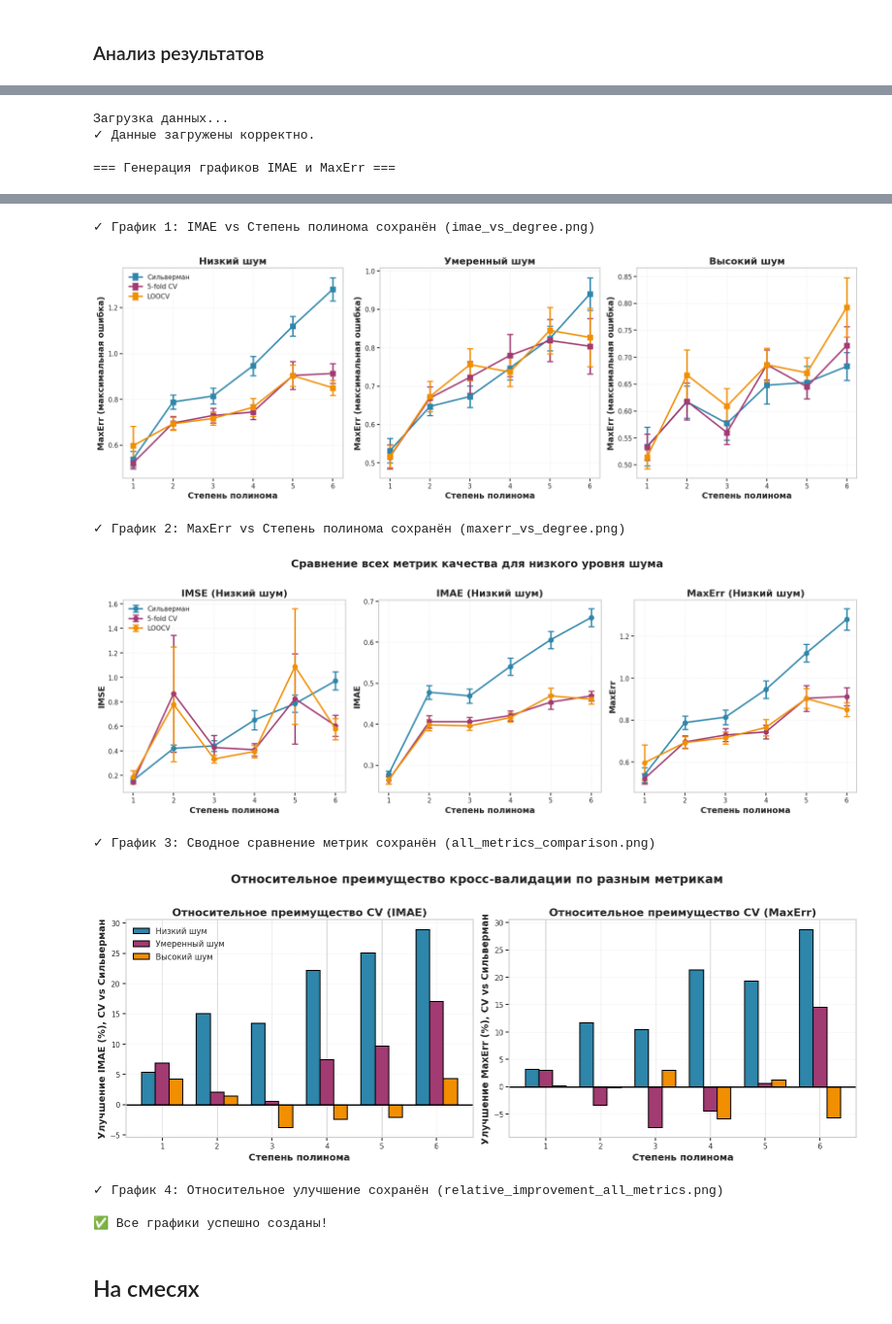
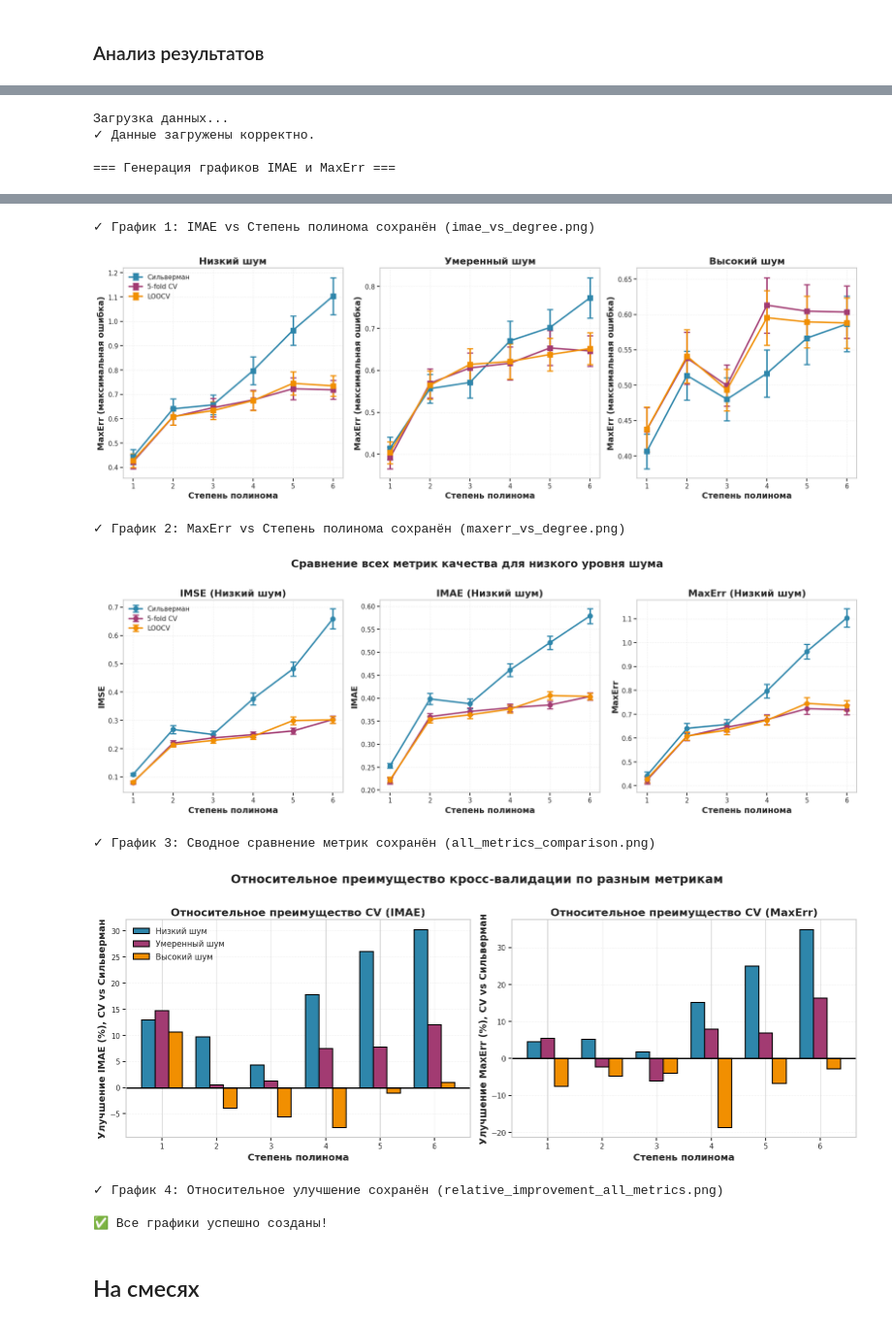
Before and after one commit to AnfimovAleksandr/mag_diploma, a Jupyter notebook: kernel_method/Реализация ядерной регрессии.ipynb, the cells around one changed output, grey strips where cells are left out. Shown at 97% size. Saved outputs shown, nothing was run; the diff lists cells and outputs as text; code cells hidden in the pictures.

```diff
--- a/kernel_method/Реализация ядерной регрессии.ipynb
+++ b/kernel_method/Реализация ядерной регрессии.ipynb
@@ -54,7 +54,7 @@ def kernel_regression_cv(x_train, y_train):
     n = len(x_train)
     h_silverman = 1.06 * np.std(x_train) * n**(-1/5)
     log_h_center = np.log(h_silverman)
-    bounds = (log_h_center - 3, log_h_center + 3)
+    bounds = (log_h_center - 5, log_h_center + 5)
     # Оптимизация в разумном диапазоне
     res = minimize_scalar(cv_mse, bounds=bounds, method='bounded')
 
@@ -96,18 +96,18 @@ def kernel_regression_loocv(x_train, y_train):
     n = len(x_train)
     h_silverman = 1.06 * np.std(x_train) * n**(-1/5)
     log_h_center = np.log(h_silverman)
-    bounds = (log_h_center - 3, log_h_center + 3)
+    bounds = (log_h_center - 5, log_h_center + 5)
     # Оптимизация в разумном диапазоне
     res = minimize_scalar(loocv_mse, bounds=bounds, method='bounded')
 
     if res.success:
-        best_h = np.exp(res.x)
+        best_h = float(np.exp(res.x))  # ИСПРАВЛЕНО: явное приведение к float
     else:
         # Фолбэк на Сильвермана
-        best_h = 1.06 * np.std(x_train) * n**(-1/5)
+        best_h = float(1.06 * np.std(x_train) * n**(-1/5))  # ИСПРАВЛЕНО: явное приведение к float
 
     model = KernelReg(y_train, x_train, var_type='c', bw=[best_h])
-    return model, best_h
+    return model, best_h  # best_h теперь float, а не np.array
 
 def create_predictor(model):
     """Создаёт предиктор для метрик."""
@@ -1156,7 +1416,7 @@ plt.rcParams['font.family'] = 'DejaVu Sans'
 # =============================================================================
 
 print("Загрузка данных...")
-df = pd.read_csv('kernel_regression_results.csv', sep=';', decimal=',')
+df = pd.read_csv('../kernel_method/results/kernel_regression_results_clean.csv')
 
 # Принудительное преобразование числовых колонок
 numeric_cols = ['imse_mean', 'imse_sem', 'imae_mean', 'imae_sem',
@@ -1204,7 +1464,7 @@ def plot_imse_by_degree():
             imse_mean = df_method['imse_mean'].values
             imse_sem = df_method['imse_sem'].values
 
-            ax.errorbar(degrees, imse_mean, yerr=imse_sem,
+            ax.errorbar(degrees, imse_mean, yerr=1.96 * imse_sem,
                        marker='o', markersize=8, linewidth=2.5,
                        label=method_labels[method_idx], color=colors[method_idx],
                        capsize=5, capthick=2)
@@ -1549,7 +1809,7 @@ plt.rcParams['font.family'] = 'DejaVu Sans'
 # =============================================================================
 
 print("Загрузка данных...")
-df = pd.read_csv('kernel_regression_results.csv', sep=';', decimal=',')
+pd.read_csv('../kernel_method/results/kernel_regression_results_clean.csv')
 
 numeric_cols = ['imse_mean', 'imse_sem', 'imae_mean', 'imae_sem',
                 'maxerr_mean', 'maxerr_sem', 'bandwidth_mean', 'bandwidth_std']
@@ -1585,7 +1845,7 @@ def plot_imae_by_degree():
             imae_mean = df_method['imae_mean'].values
             imae_sem = df_method['imae_sem'].values
 
-            ax.errorbar(degrees, imae_mean, yerr=imae_sem,
+            ax.errorbar(degrees, imae_mean, yerr=1.96 * imae_sem,
                        marker='o', markersize=8, linewidth=2.5,
                        label=method_labels[method_idx], color=colors[method_idx],
                        capsize=5, capthick=2)
@@ -1630,7 +1890,7 @@ def plot_maxerr_by_degree():
             maxerr_mean = df_method['maxerr_mean'].values
             maxerr_sem = df_method['maxerr_sem'].values
 
-            ax.errorbar(degrees, maxerr_mean, yerr=maxerr_sem,
+            ax.errorbar(degrees, maxerr_mean, yerr=1.96 * maxerr_sem,
                        marker='s', markersize=8, linewidth=2.5,
                        label=method_labels[method_idx], color=colors[method_idx],
                        capsize=5, capthick=2)
@@ -1798,9 +2058,9 @@ if __name__ == '__main__':
 ✓ График 1: IMAE vs Степень полинома сохранён (imae_vs_degree.png)
-[figure, old version]
+[figure, new version]
 ✓ График 2: MaxErr vs Степень полинома сохранён (maxerr_vs_degree.png)
-[figure, old version]
+[figure, new version]
 ✓ График 3: Сводное сравнение метрик сохранён (all_metrics_comparison.png)
-[figure, old version]
+[figure, new version]
 ✓ График 4: Относительное улучшение сохранён (relative_improvement_all_metrics.png)
 
 ✅ Все графики успешно созданы!
```
Also changed, not shown: parts of 11 cells of this notebook, 22 other files.
